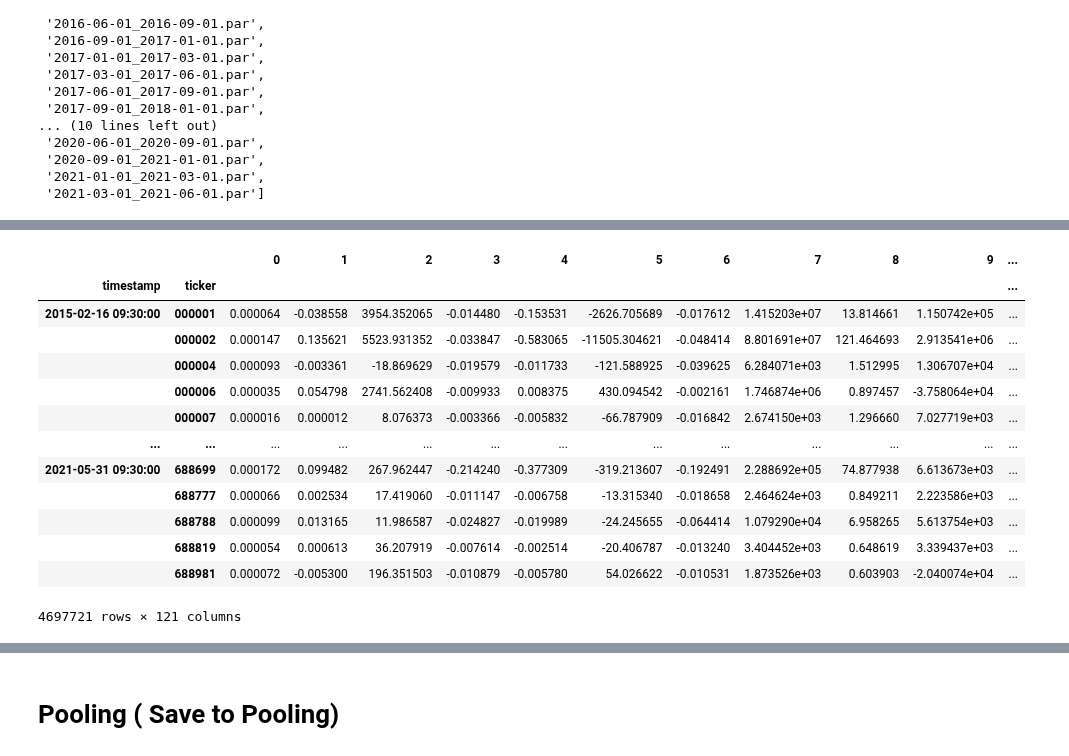
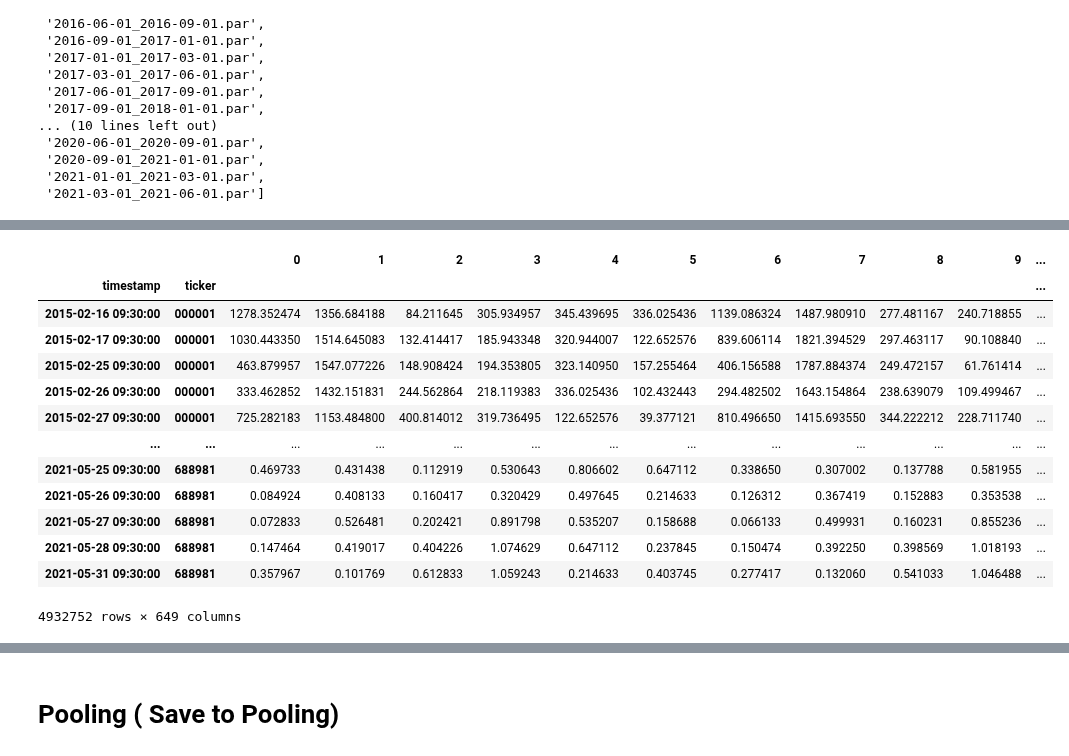
Before and after one commit to June24-Wu/Shannon, a Jupyter notebook: NoteBook/AlphaNet_LSTM/Get_Original_AlphaNet_Data_LSTM.ipynb, the cells around one changed output, grey strips where cells are left out. Cells and saved outputs as stored; diff of their text form; code cells hidden in the pictures.

```diff
--- a/NoteBook/AlphaNet_LSTM/Get_Original_AlphaNet_Data_LSTM.ipynb
+++ b/NoteBook/AlphaNet_LSTM/Get_Original_AlphaNet_Data_LSTM.ipynb
@@ -350,7 +339,7 @@ def test(input_path,name,output_path,method = None):
     feat_nums = x.shape[2]
     data_length = x.shape[3]
     num, num_rev = generate_Num_and_ReversedNum(feat_nums)
-    step_list = generate_Step_List(stride = stride,data_length=data_length)
+    step_list = generate_Step_List(stride = stride,data_length=data_length,kernal_size=kernal_size)
 
     """Main Function"""
     if method == "Cov":
@@ -549,0 +508,13 @@ for i in tqdm(path_list):
+# %%
+def test(i):
+    a = pd.read_parquet(path + "Feat_Concat/" + i).set_index(["timestamp","ticker"])
+    index = a.index
+    a = np.array(a).reshape(np.array(a).shape[0],-1,5)
+    a = a.transpose(0,2,1)
+    a = a.reshape(a.shape[0],-1)
+    a = pd.DataFrame(a)
+    a.index = index
+    a.columns = [str(i) for i in a.columns]
+    a.to_parquet(path + "Feat_Concat/" + i)
+    print ("Save to " + path + "Feat_Concat/" + i)
+    return None
@@ -549,0 +535,14 @@ for i in tqdm(path_list):
+# %%
+from Research.feature.ft import FeatureAnalysis
+import Research.utils.namespace as namespace
+configs = namespace.load_namespace(r'/home/ShareFolder/lgc/Modules/Research/config/feature_bt_template')
+FT = FeatureAnalysis(configs, feature_path=r"/home/ShareFolder/feature_platform")
+FT.load_feature_from_file(["10d_ret_standscalar"], "2015-01-01", "2022-01-01", universe='Investable', timedelta=None)
+a = FT.feature_data
+del FT
+a.columns = ["target"]
+a.reset_index(inplace=True)
+a["timestamp"] = pd.to_datetime(a["timestamp"])
+a["ticker"] = a["ticker"].apply(lambda x: str(x).zfill(6))
+a.set_index(["timestamp","ticker"],inplace=True)
+a
@@ -550,9 +581,9 @@ for i in tqdm(path_list):
 # %%
+def test(j):
+    return pd.read_parquet(j)
 pool = mp.Pool(10)
 result = {}
 t1 = time.time()
-def test(j):
-    return pd.read_parquet(j)
 for i in tqdm(path_list):
     result[i] = (pool.apply_async(test, args=(path+"Feat_Concat/"+i,)))   #维持执行的进程总数为10，当一个进程执行完后启动一个新进程.
 pool.close()
@@ -563,7 +594,6 @@ df_list = []
 for i in tqdm(result):
     df_list.append(result[i].get())
 final_df = pd.concat(df_list,axis=0)
-final_df.reset_index(inplace=True)
 final_df["timestamp"] = pd.to_datetime(final_df["timestamp"])
 final_df["ticker"] = final_df["ticker"].apply(lambda x: str(x).zfill(6))
 final_df.set_index(["timestamp","ticker"],inplace=True)
@@ -611,20 +617,18 @@ Loading the configuration from /home/ShareFolder/lgc/Modules/Research/config/fea
 # %%
-final_df = pd.concat([final_df,dataloader.feature_data],axis=1)
-final_df.dropna(axis=0,inplace=True)
-final_df.rename(columns={target:"target"},inplace=True)
+final_df = pd.merge(final_df,a,how="inner",left_index=True,right_index=True)
 final_df
 # %% [output]
 |  |  | 0 | 1 | 2 | 3 | 4 | 5 | 6 | 7 | 8 | 9 | ... |
 | timestamp | ticker |  |  |  |  |  |  |  |  |  |  | ... |
-| 2015-02-16 09:30:00 | 000001 | 0.000064 | -0.038558 | 3954.352065 | -0.014480 | -0.153531 | -2626.705689 | -0.017612 | 1.415203e+07 | 13.814661 | 1.150742e+05 | ... |
-|  | 000002 | 0.000147 | 0.135621 | 5523.931352 | -0.033847 | -0.583065 | -11505.304621 | -0.048414 | 8.801691e+07 | 121.464693 | 2.913541e+06 | ... |
-|  | 000004 | 0.000093 | -0.003361 | -18.869629 | -0.019579 | -0.011733 | -121.588925 | -0.039625 | 6.284071e+03 | 1.512995 | 1.306707e+04 | ... |
-|  | 000006 | 0.000035 | 0.054798 | 2741.562408 | -0.009933 | 0.008375 | 430.094542 | -0.002161 | 1.746874e+06 | 0.897457 | -3.758064e+04 | ... |
-|  | 000007 | 0.000016 | 0.000012 | 8.076373 | -0.003366 | -0.005832 | -66.787909 | -0.016842 | 2.674150e+03 | 1.296660 | 7.027719e+03 | ... |
+| 2015-02-16 09:30:00 | 000001 | 1278.352474 | 1356.684188 | 84.211645 | 305.934957 | 345.439695 | 336.025436 | 1139.086324 | 1487.980910 | 277.481167 | 240.718855 | ... |
+| 2015-02-17 09:30:00 | 000001 | 1030.443350 | 1514.645083 | 132.414417 | 185.943348 | 320.944007 | 122.652576 | 839.606114 | 1821.394529 | 297.463117 | 90.108840 | ... |
+| 2015-02-25 09:30:00 | 000001 | 463.879957 | 1547.077226 | 148.908424 | 194.353805 | 323.140950 | 157.255464 | 406.156588 | 1787.884374 | 249.472157 | 61.761414 | ... |
+| 2015-02-26 09:30:00 | 000001 | 333.462852 | 1432.151831 | 244.562864 | 218.119383 | 336.025436 | 102.432443 | 294.482502 | 1643.154864 | 238.639079 | 109.499467 | ... |
+| 2015-02-27 09:30:00 | 000001 | 725.282183 | 1153.484800 | 400.814012 | 319.736495 | 122.652576 | 39.377121 | 810.496650 | 1415.693550 | 344.222212 | 228.711740 | ... |
 | ... | ... | ... | ... | ... | ... | ... | ... | ... | ... | ... | ... | ... |
-| 2021-05-31 09:30:00 | 688699 | 0.000172 | 0.099482 | 267.962447 | -0.214240 | -0.377309 | -319.213607 | -0.192491 | 2.288692e+05 | 74.877938 | 6.613673e+03 | ... |
-|  | 688777 | 0.000066 | 0.002534 | 17.419060 | -0.011147 | -0.006758 | -13.315340 | -0.018658 | 2.464624e+03 | 0.849211 | 2.223586e+03 | ... |
-|  | 688788 | 0.000099 | 0.013165 | 11.986587 | -0.024827 | -0.019989 | -24.245655 | -0.064414 | 1.079290e+04 | 6.958265 | 5.613754e+03 | ... |
-|  | 688819 | 0.000054 | 0.000613 | 36.207919 | -0.007614 | -0.002514 | -20.406787 | -0.013240 | 3.404452e+03 | 0.648619 | 3.339437e+03 | ... |
-|  | 688981 | 0.000072 | -0.005300 | 196.351503 | -0.010879 | -0.005780 | 54.026622 | -0.010531 | 1.873526e+03 | 0.603903 | -2.040074e+04 | ... |
+| 2021-05-25 09:30:00 | 688981 | 0.469733 | 0.431438 | 0.112919 | 0.530643 | 0.806602 | 0.647112 | 0.338650 | 0.307002 | 0.137788 | 0.581955 | ... |
+| 2021-05-26 09:30:00 | 688981 | 0.084924 | 0.408133 | 0.160417 | 0.320429 | 0.497645 | 0.214633 | 0.126312 | 0.367419 | 0.152883 | 0.353538 | ... |
+| 2021-05-27 09:30:00 | 688981 | 0.072833 | 0.526481 | 0.202421 | 0.891798 | 0.535207 | 0.158688 | 0.066133 | 0.499931 | 0.160231 | 0.855236 | ... |
+| 2021-05-28 09:30:00 | 688981 | 0.147464 | 0.419017 | 0.404226 | 1.074629 | 0.647112 | 0.237845 | 0.150474 | 0.392250 | 0.398569 | 1.018193 | ... |
+| 2021-05-31 09:30:00 | 688981 | 0.357967 | 0.101769 | 0.612833 | 1.059243 | 0.214633 | 0.403745 | 0.277417 | 0.132060 | 0.541033 | 1.046488 | ... |
-4697721 rows × 121 columns
+4932752 rows × 649 columns
```
Also changed, not shown: parts of 25 cells of this notebook, 11 other files.
